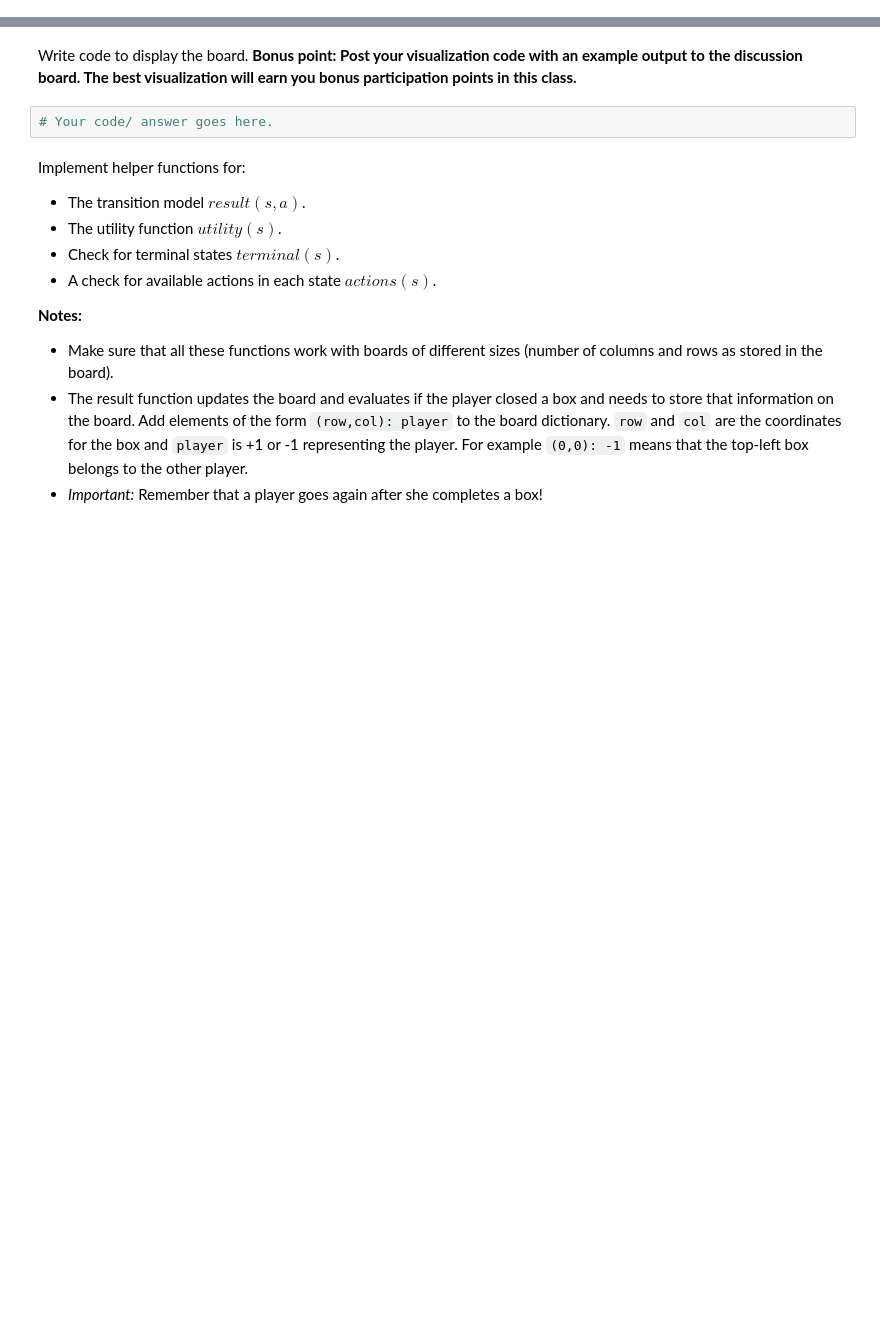
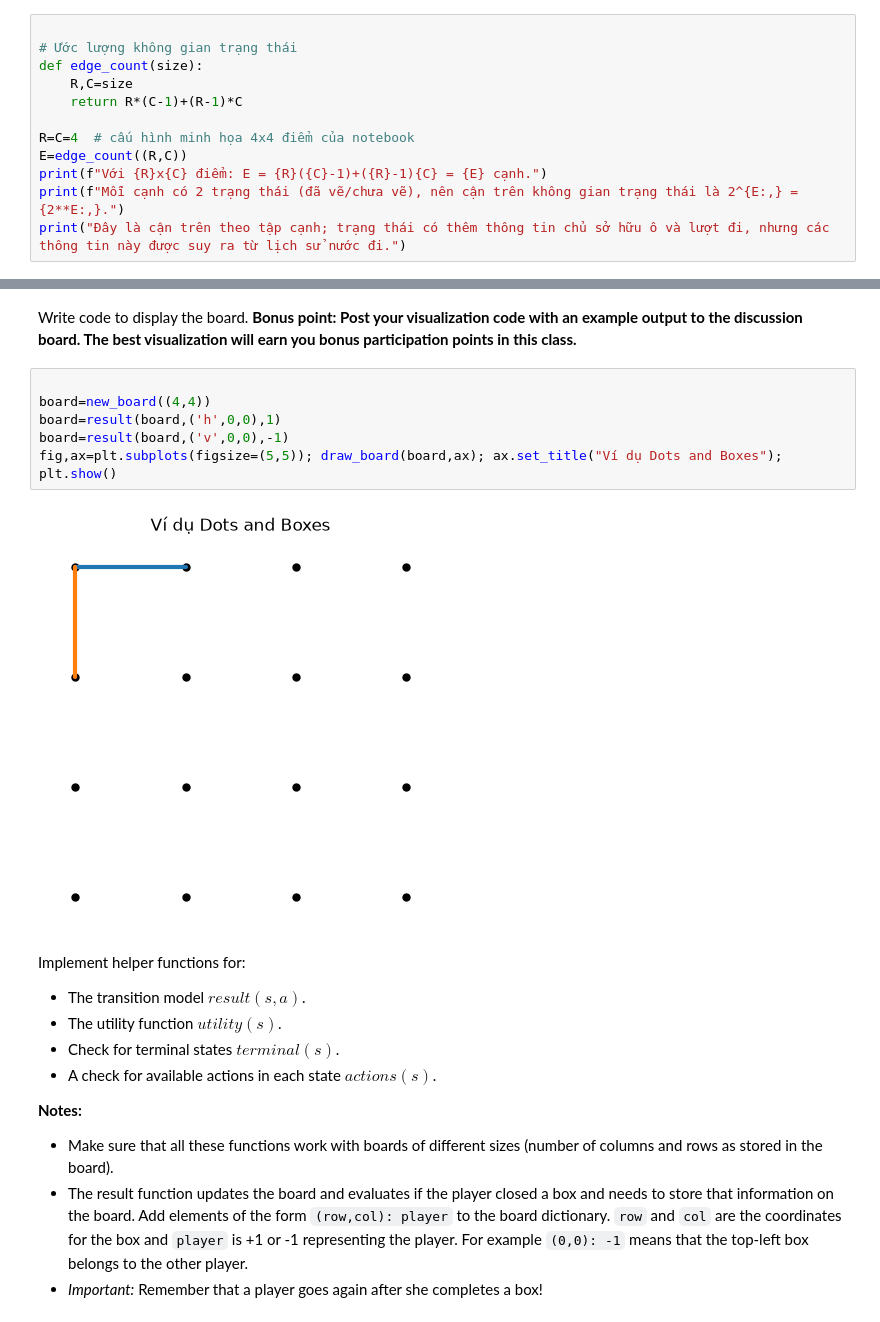
Before and after one commit to SGU-2627-PBL-AdvancedAI/LAB05_GAME, a Jupyter notebook: assignment_dots_and_boxes.ipynb, the cells around one changed output, grey strips where cells are left out. Cells and saved outputs as stored; diff of their text form; blank space fills up the shorter version.

Commit message:
feat(dots-and-boxes):up bai 10

```diff
--- a/assignment_dots_and_boxes.ipynb
+++ b/assignment_dots_and_boxes.ipynb
@@ -33,0 +69,12 @@ How big is the state space? Give an estimate and explain it.
+# %%
+
+# Ước lượng không gian trạng thái
+def edge_count(size):
+    R,C=size
+    return R*(C-1)+(R-1)*C
+
+R=C=4  # cấu hình minh họa 4x4 điểm của notebook
+E=edge_count((R,C))
+print(f"Với {R}x{C} điểm: E = {R}({C}-1)+({R}-1){C} = {E} cạnh.")
+print(f"Mỗi cạnh có 2 trạng thái (đã vẽ/chưa vẽ), nên cận trên không gian trạng thái là 2^{E:,} = {2**E:,}.")
+print("Đây là cận trên theo tập cạnh; trạng thái có thêm thông tin chủ sở hữu ô và lượt đi, nhưng các thông tin này được suy ra từ lịch sử nước đi.")
@@ -96,7 +256,13 @@ False
 # %% [markdown]
 Write code to display the board. **Bonus point: Post your visualization code with an example output to the discussion board. The best visualization will earn you bonus participation points in this class.**
-# %%
-# Your code/ answer goes here.
+# %%
+
+board=new_board((4,4))
+board=result(board,('h',0,0),1)
+board=result(board,('v',0,0),-1)
+fig,ax=plt.subplots(figsize=(5,5)); draw_board(board,ax); ax.set_title("Ví dụ Dots and Boxes"); plt.show()
+# %% [output]
+[figure, added]
 # %% [markdown]
 Implement helper functions for:
 
```
Also changed, not shown: parts of 46 cells of this notebook.
